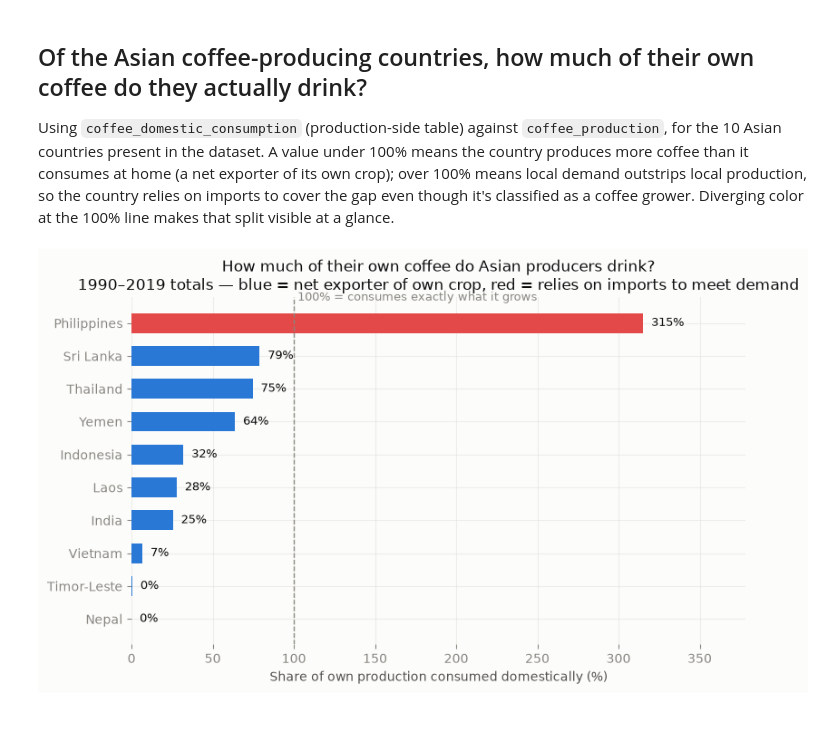
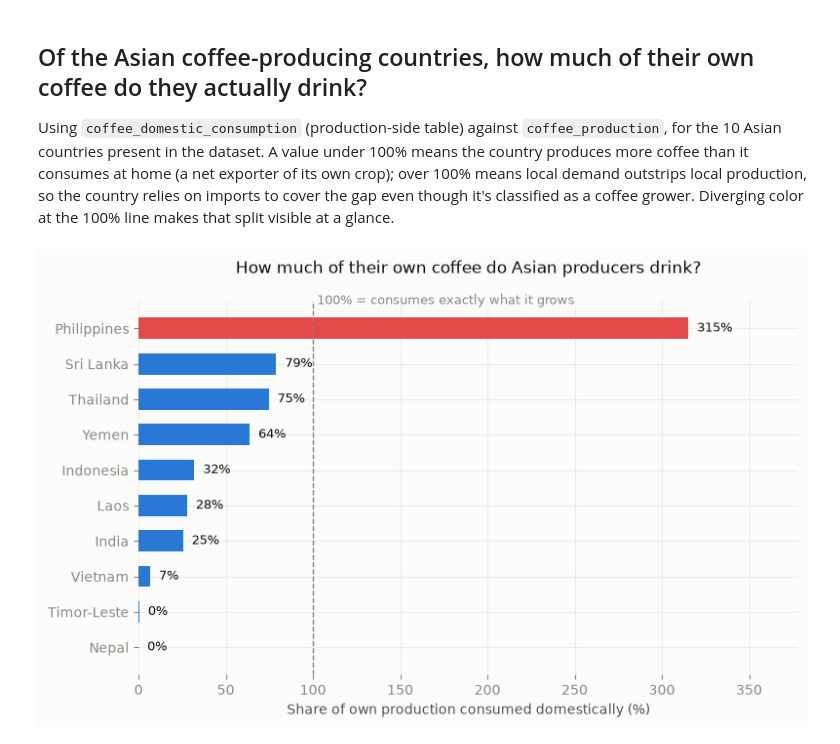
Before and after one commit to kwongheng/coffee_production, a Jupyter notebook: notebooks/consumption_asia.ipynb, the cells around one changed output. Cells and saved outputs as stored; diff of their text form; code cells hidden in the pictures.

```diff
--- a/notebooks/consumption_asia.ipynb
+++ b/notebooks/consumption_asia.ipynb
@@ -70,32 +70,31 @@ asia_domestic = domestic[domestic["country"].isin(ASIA_PRODUCERS)][["country", "
 asia_production = production[production["country"].isin(ASIA_PRODUCERS)][["country", "total_production"]]
 
 asia = asia_domestic.merge(asia_production, on="country")
 asia["pct_domestic"] = asia["total_domestic_consumption"] / asia["total_production"] * 100
 asia["country"] = asia["country"].replace(DISPLAY_NAMES)
 asia = asia.sort_values("pct_domestic")
 
 colors = [RED if v > 100 else BLUE for v in asia["pct_domestic"]]
 
 fig, ax = plt.subplots(figsize=(8, 5))
 bars = ax.barh(asia["country"], asia["pct_domestic"], color=colors, height=0.6)
 
 ax.axvline(100, color=MUTED, linewidth=1, linestyle="--")
 ax.text(100, len(asia) - 0.4, " 100% = consumes exactly what it grows",
         color=MUTED, fontsize=9, va="bottom")
 
 for bar, value in zip(bars, asia["pct_domestic"]):
     ax.text(value + 5, bar.get_y() + bar.get_height() / 2, f"{value:.0f}%",
             va="center", ha="left", fontsize=9, color="#0b0b0b")
 
 ax.set_xlabel("Share of own production consumed domestically (%)")
 ax.set_ylabel("")
 ax.set_title(
     "How much of their own coffee do Asian producers drink?\n"
-    "1990\u20132019 totals \u2014 blue = net exporter of own crop, red = relies on imports to meet demand"
 )
 ax.set_xlim(0, asia["pct_domestic"].max() * 1.2)
 sns.despine(left=True, bottom=True)
 plt.tight_layout()
 plt.show()
 # %% [output]
-[figure, old version]
+[figure, new version]
```
Also changed, not shown: 1 other file.
